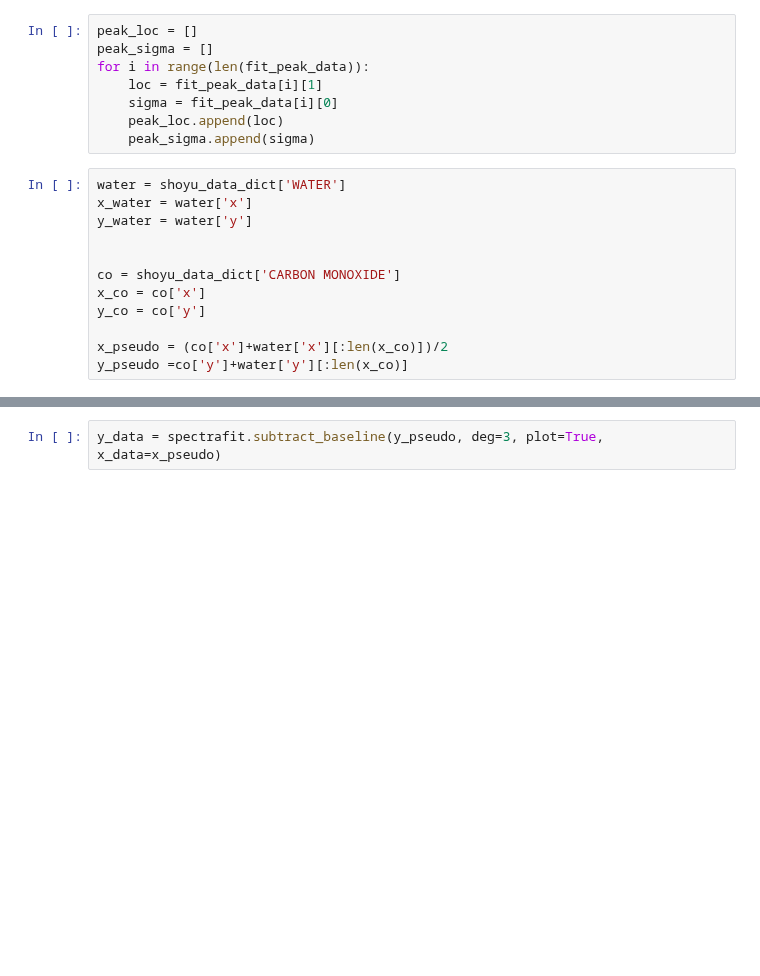
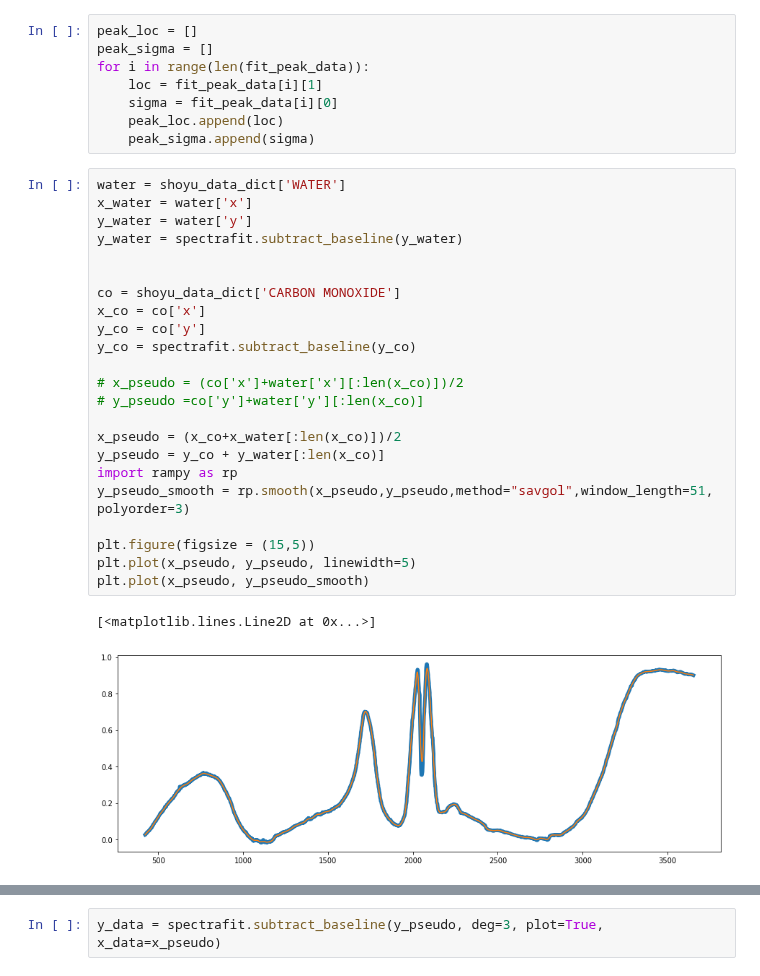
Before and after one commit to raman-noodles/Raman-noodles, a Jupyter notebook: examples/spectrafit_example.ipynb, the cells around one changed output, grey strips where cells are left out. Cells and saved outputs as stored; diff of their text form; blank space fills up the shorter version.

```diff
--- a/examples/spectrafit_example.ipynb
+++ b/examples/spectrafit_example.ipynb
@@ -117,15 +110,29 @@ for i in range(len(fit_peak_data)):
 # %%
 water = shoyu_data_dict['WATER']
 x_water = water['x']
 y_water = water['y']
+y_water = spectrafit.subtract_baseline(y_water)
 
 
 co = shoyu_data_dict['CARBON MONOXIDE']
 x_co = co['x']
 y_co = co['y']
+y_co = spectrafit.subtract_baseline(y_co)
 
-x_pseudo = (co['x']+water['x'][:len(x_co)])/2
-y_pseudo =co['y']+water['y'][:len(x_co)]
+# x_pseudo = (co['x']+water['x'][:len(x_co)])/2
+# y_pseudo =co['y']+water['y'][:len(x_co)]
+
+x_pseudo = (x_co+x_water[:len(x_co)])/2
+y_pseudo = y_co + y_water[:len(x_co)]
+import rampy as rp
+y_pseudo_smooth = rp.smooth(x_pseudo,y_pseudo,method="savgol",window_length=51, polyorder=3)
+
+plt.figure(figsize = (15,5))
+plt.plot(x_pseudo, y_pseudo, linewidth=5)
+plt.plot(x_pseudo, y_pseudo_smooth)
+# %% [output]
+[<matplotlib.lines.Line2D at 0x...>]
+[figure, added]
 # %%
 #compound_curve = (x_water+ x_co)
 plot = plt.scatter(x_co, y_co)
```
Also changed, not shown: parts of 8 cells of this notebook.
